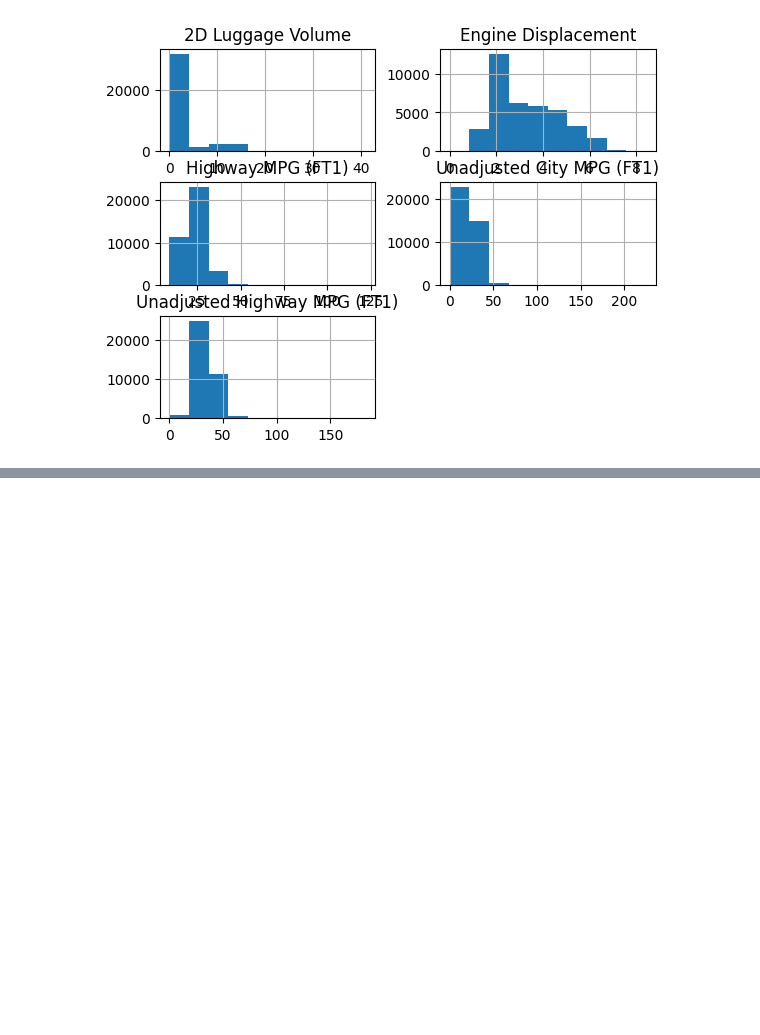
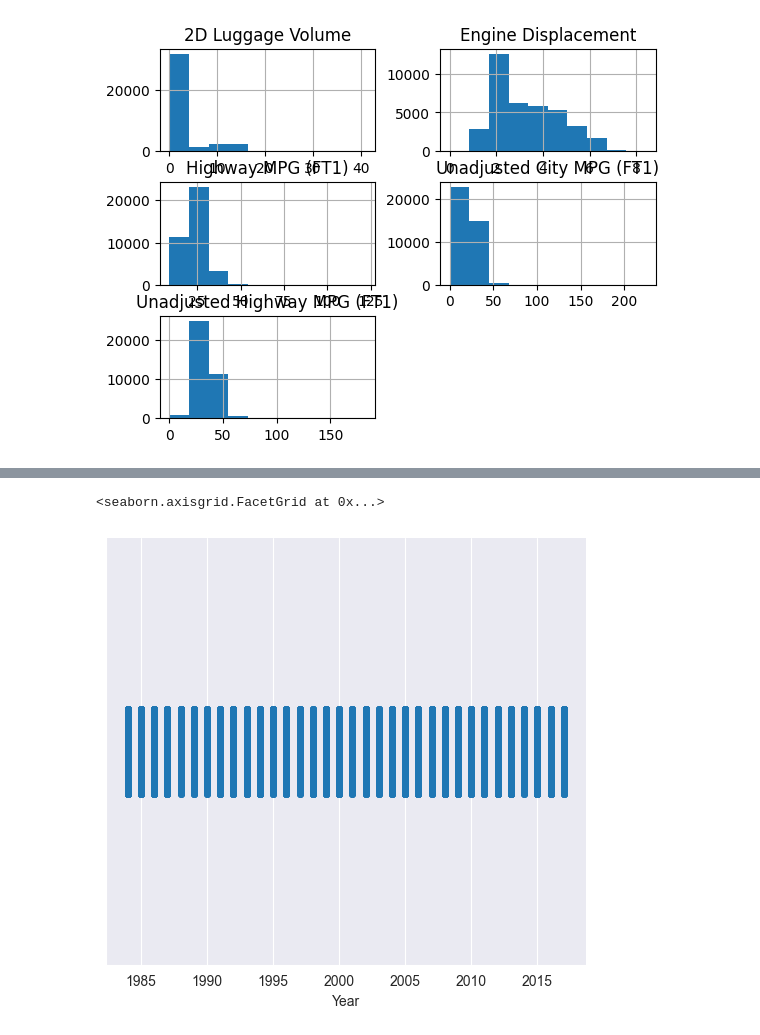
Before and after one commit to najibifar/Data_Analysis, a Jupyter notebook: Visualization/MatplotPandasSeaborn.ipynb, the cells around one changed output, grey strips where cells are left out. Cells and saved outputs as stored; diff of their text form; code cells hidden in the pictures; blank space fills up the shorter version.

```diff
--- a/Visualization/MatplotPandasSeaborn.ipynb
+++ b/Visualization/MatplotPandasSeaborn.ipynb
@@ -263,0 +282,5 @@ array([[<Axes: title={'center': '2D Luggage Volume'}>,
+# %%
+sns.catplot(data=df, x='Year')
+# %% [output]
+<seaborn.axisgrid.FacetGrid at 0x...>
+[figure, added]
```
Also changed, not shown: parts of 13 cells of this notebook.
